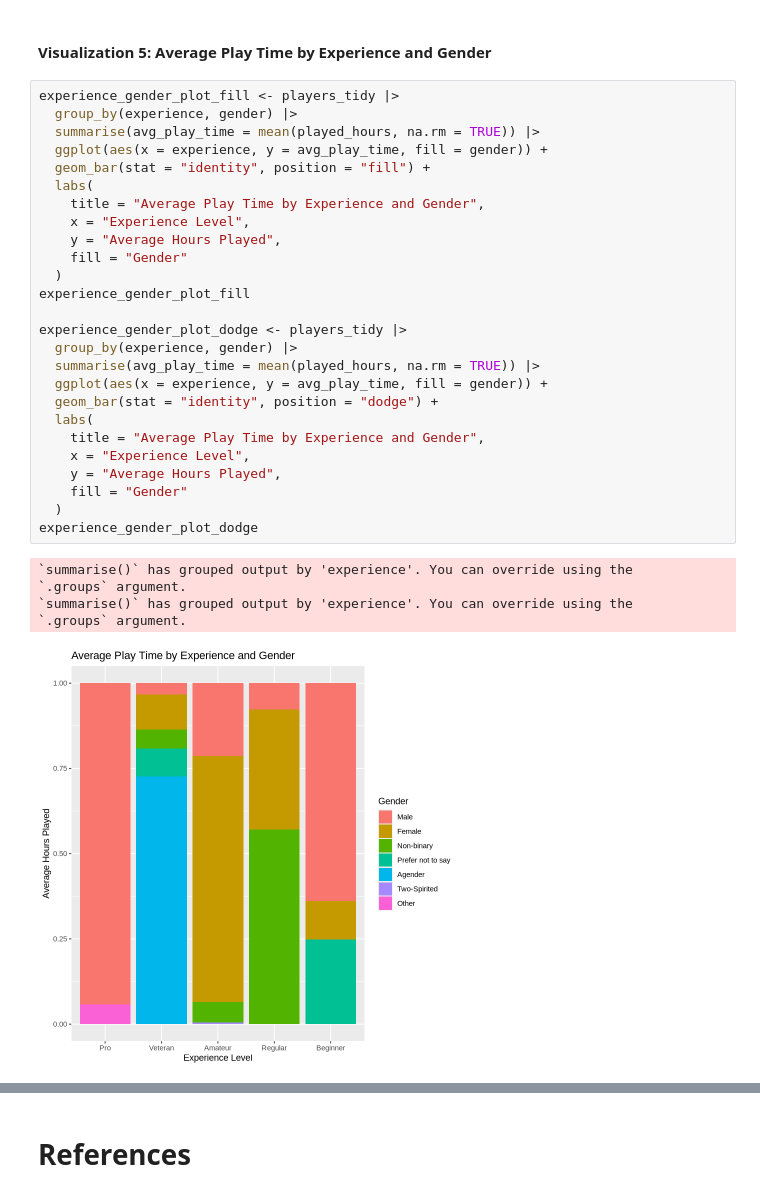
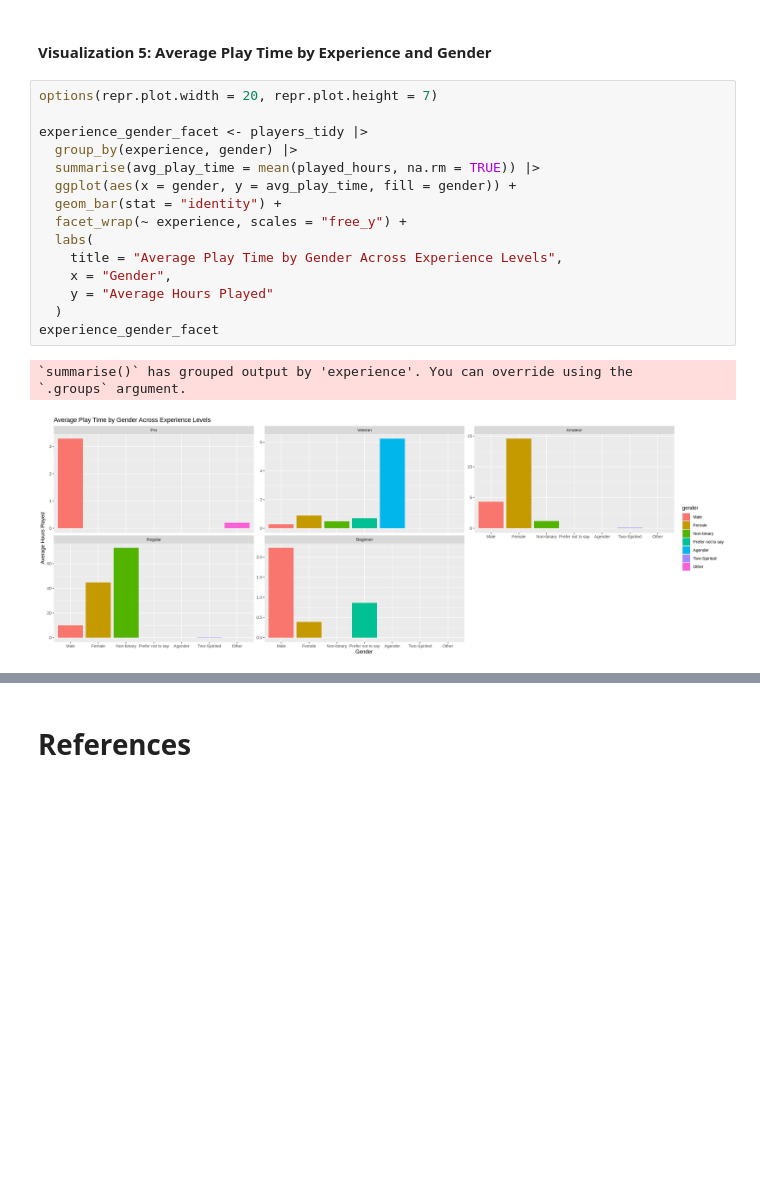
Before and after one commit to crowbirdy/project-003-29, a Jupyter notebook: Final_project.ipynb, the cells around one changed output, grey strips where cells are left out. Saved outputs shown, nothing was run; the diff lists cells and outputs as text; blank space fills up the shorter version.

Commit message:
Changed questions visualizations and discussion

```diff
--- a/Final_project.ipynb
+++ b/Final_project.ipynb
@@ -244,34 +264,21 @@ gender_by_experience_plot
 # %% [markdown]
 #### Visualization 5: Average Play Time by Experience and Gender
 # %%
-experience_gender_plot_fill <- players_tidy |>
+options(repr.plot.width = 20, repr.plot.height = 7)
+
+experience_gender_facet <- players_tidy |>
   group_by(experience, gender) |>
   summarise(avg_play_time = mean(played_hours, na.rm = TRUE)) |>
-  ggplot(aes(x = experience, y = avg_play_time, fill = gender)) +
-  geom_bar(stat = "identity", position = "fill") +
+  ggplot(aes(x = gender, y = avg_play_time, fill = gender)) +
+  geom_bar(stat = "identity") +
+  facet_wrap(~ experience, scales = "free_y") +
   labs(
-    title = "Average Play Time by Experience and Gender",
-    x = "Experience Level",
-    y = "Average Hours Played",
-    fill = "Gender"
+    title = "Average Play Time by Gender Across Experience Levels",
+    x = "Gender",
+    y = "Average Hours Played"
   )
-experience_gender_plot_fill
-
-experience_gender_plot_dodge <- players_tidy |>
-  group_by(experience, gender) |>
-  summarise(avg_play_time = mean(played_hours, na.rm = TRUE)) |>
-  ggplot(aes(x = experience, y = avg_play_time, fill = gender)) +
-  geom_bar(stat = "identity", position = "dodge") +
-  labs(
-    title = "Average Play Time by Experience and Gender",
-    x = "Experience Level",
-    y = "Average Hours Played",
-    fill = "Gender"
-  )
-experience_gender_plot_dodge
+experience_gender_facet
 # %% [output]
 `summarise()` has grouped output by 'experience'. You can override using the
 `.groups` argument.
-`summarise()` has grouped output by 'experience'. You can override using the
-`.groups` argument.
-[figure, old version]
+[figure, new version]
```
Also changed, not shown: parts of 10 cells of this notebook.
